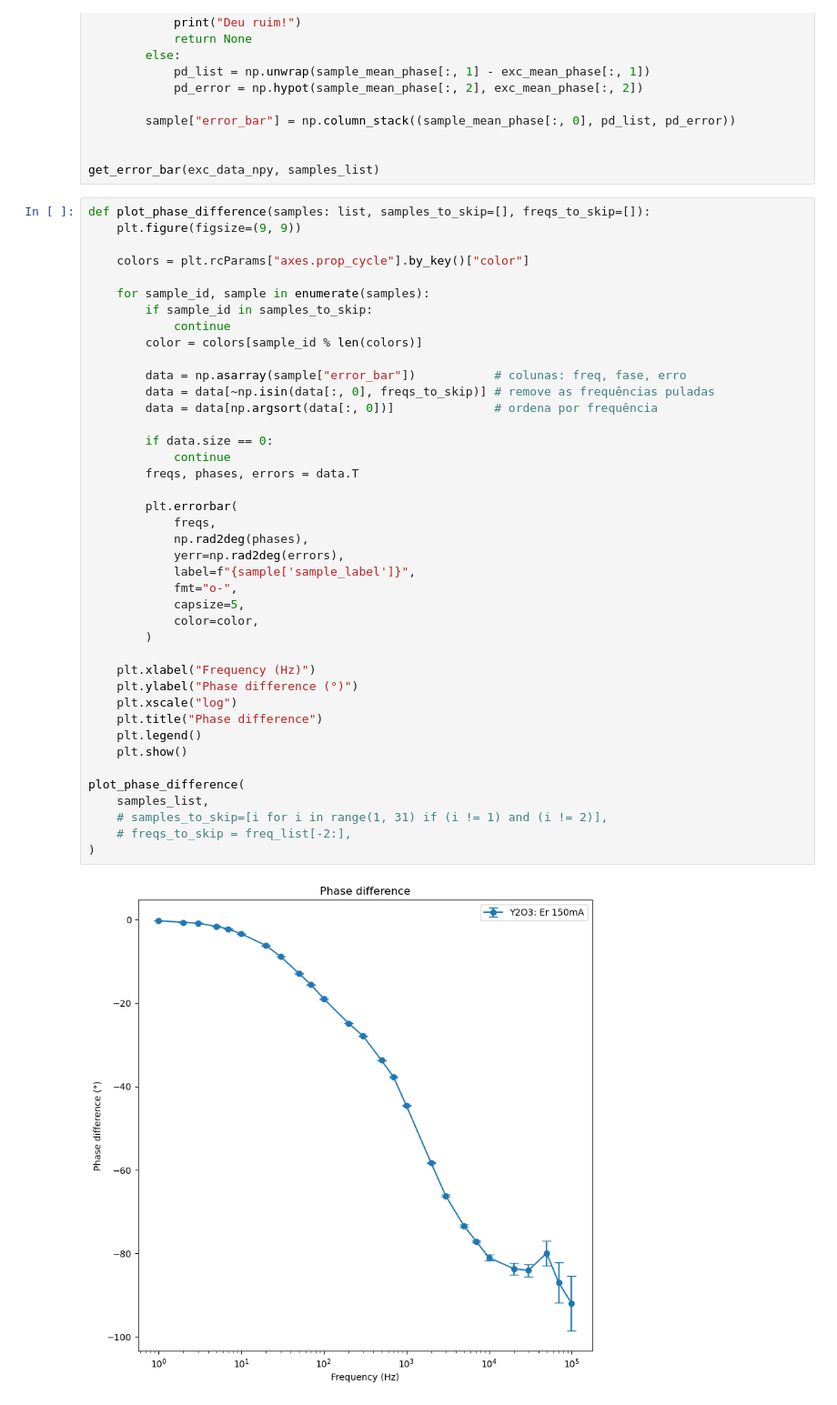
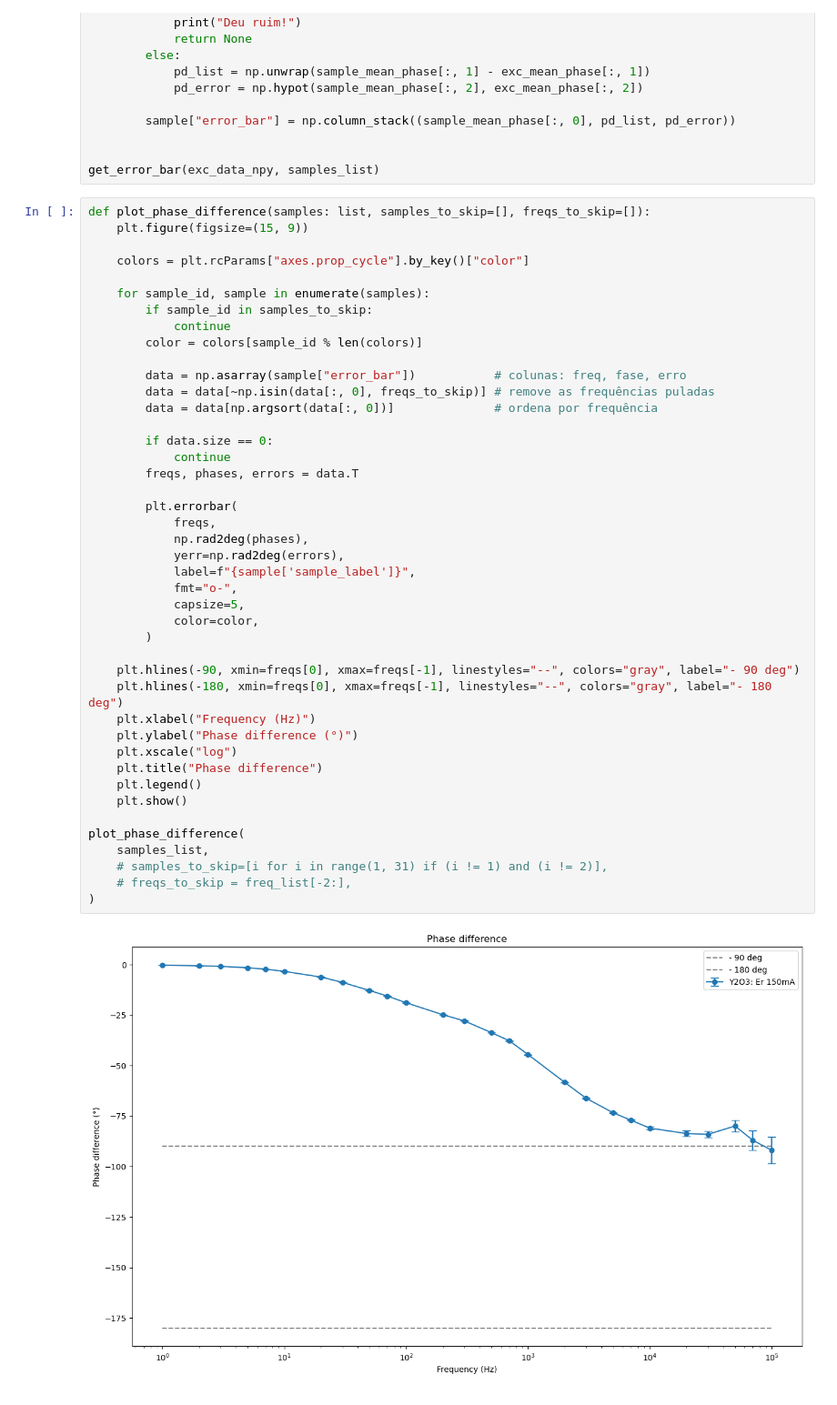
Before and after one commit to habakukc22/bulk-samples-characterization, a Jupyter notebook: Phase_Lag_Y2O3_Er.ipynb, the cells around one changed output. Shown at 91% size. Drawn from its saved outputs; the diff is of its cells as text.

Commit message:
plot including hlines

```diff
--- a/Phase_Lag_Y2O3_Er.ipynb
+++ b/Phase_Lag_Y2O3_Er.ipynb
@@ -158,7 +158,7 @@ def get_error_bar(exc_data, samples_list):
 get_error_bar(exc_data_npy, samples_list)
 # %%
 def plot_phase_difference(samples: list, samples_to_skip=[], freqs_to_skip=[]):
-    plt.figure(figsize=(9, 9))
+    plt.figure(figsize=(15, 9))
 
     colors = plt.rcParams["axes.prop_cycle"].by_key()["color"]
 
@@ -171,31 +171,33 @@ def plot_phase_difference(samples: list, samples_to_skip=[], freqs_to_skip=[]):
         data = data[~np.isin(data[:, 0], freqs_to_skip)] # remove as frequências puladas
         data = data[np.argsort(data[:, 0])]              # ordena por frequência
 
         if data.size == 0:
             continue
         freqs, phases, errors = data.T
 
         plt.errorbar(
             freqs,
             np.rad2deg(phases),
             yerr=np.rad2deg(errors),
             label=f"{sample['sample_label']}",
             fmt="o-",
             capsize=5,
             color=color,
         )
 
+    plt.hlines(-90, xmin=freqs[0], xmax=freqs[-1], linestyles="--", colors="gray", label="- 90 deg")
+    plt.hlines(-180, xmin=freqs[0], xmax=freqs[-1], linestyles="--", colors="gray", label="- 180 deg")
     plt.xlabel("Frequency (Hz)")
     plt.ylabel("Phase difference (°)")
     plt.xscale("log")
     plt.title("Phase difference")
     plt.legend()
     plt.show()
 
 plot_phase_difference(
     samples_list,
     # samples_to_skip=[i for i in range(1, 31) if (i != 1) and (i != 2)],
     # freqs_to_skip = freq_list[-2:],
 )
 # %% [output]
-[figure, old version]
+[figure, new version]
```
Also changed, not shown: 1 other file.
